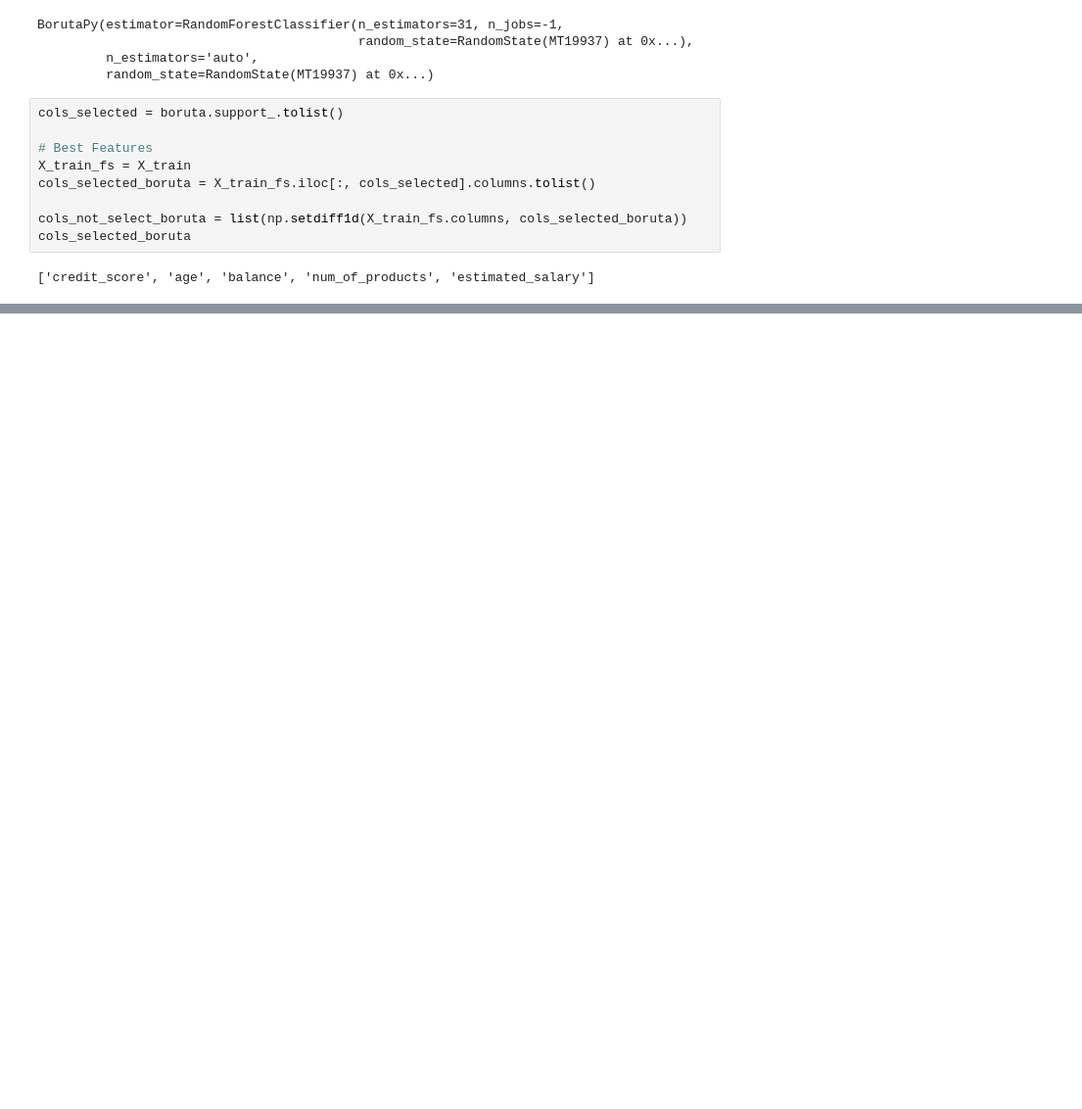
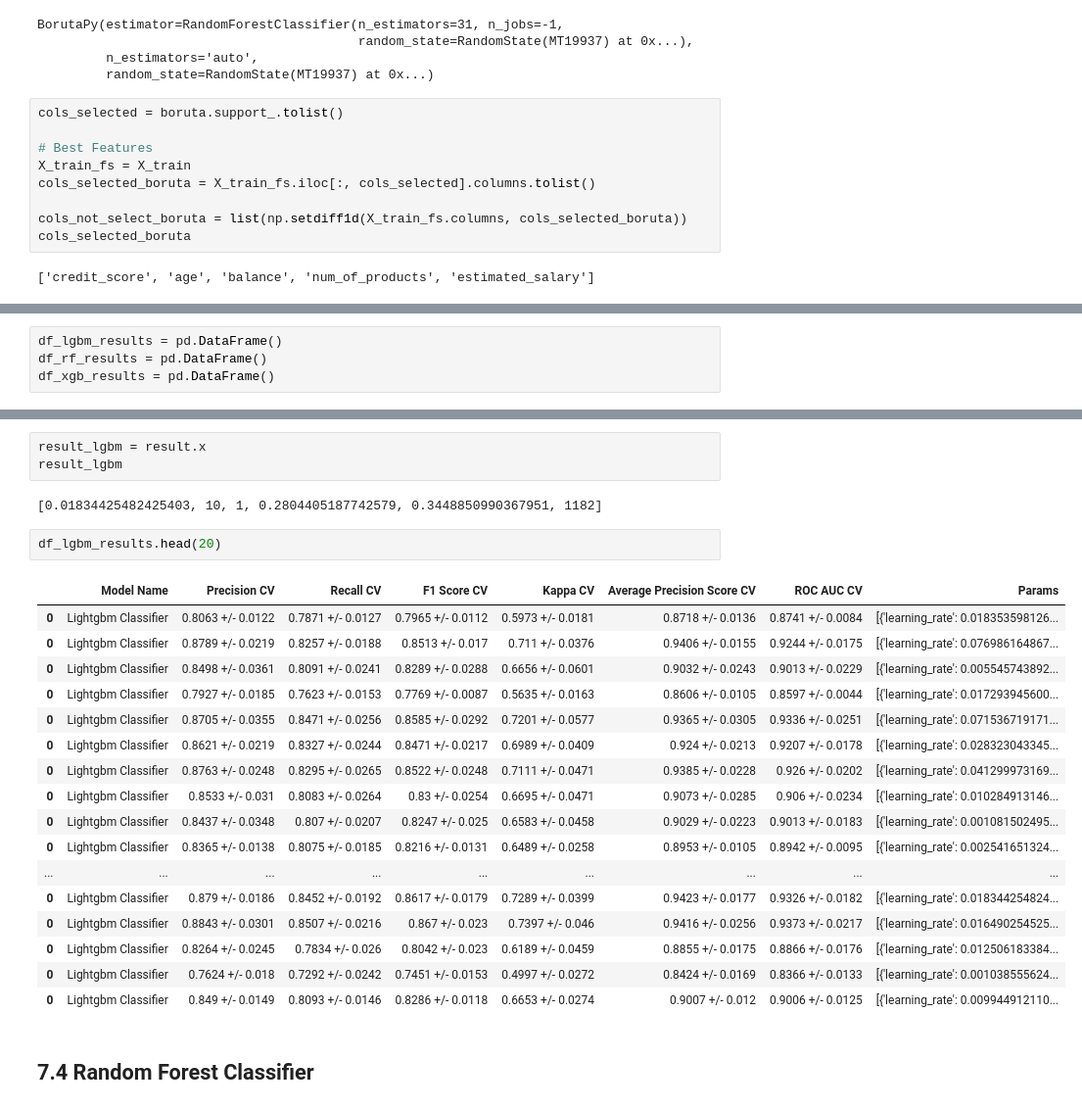
Before and after one commit to FabioCaffarello/Churn-Prediction-TopBank, a Jupyter notebook: 02-Notebooks/01-FirstCycleCRISP/10-WorkflowComplete.ipynb, the cells around one changed output, grey strips where cells are left out. Shown at 98% size. Drawn from its saved outputs; the diff is of its cells as text; blank space fills up the shorter version.

```diff
--- a/02-Notebooks/01-FirstCycleCRISP/10-WorkflowComplete.ipynb
+++ b/02-Notebooks/01-FirstCycleCRISP/10-WorkflowComplete.ipynb
@@ -844,0 +1042,4 @@ Index(['customer_id', 'surname', 'credit_score', 'gender', 'age', 'tenure',
+# %%
+df_lgbm_results = pd.DataFrame()
+df_rf_results = pd.DataFrame()
+df_xgb_results = pd.DataFrame()
@@ -844,0 +1165,27 @@ Index(['customer_id', 'surname', 'credit_score', 'gender', 'age', 'tenure',
+# %%
+result_lgbm = result.x
+result_lgbm
+# %% [output]
+[0.01834425482425403, 10, 1, 0.2804405187742579, 0.3448850990367951, 1182]
+# %%
+df_lgbm_results.head(20)
+# %% [output]
+|  | Model Name | Precision CV | Recall CV | F1 Score CV | Kappa CV | Average Precision Score CV | ROC AUC CV | Params |
+| 0 | Lightgbm Classifier | 0.8063 +/- 0.0122 | 0.7871 +/- 0.0127 | 0.7965 +/- 0.0112 | 0.5973 +/- 0.0181 | 0.8718 +/- 0.0136 | 0.8741 +/- 0.0084 | [{'learning_rate': 0.018353598126... |
+| 0 | Lightgbm Classifier | 0.8789 +/- 0.0219 | 0.8257 +/- 0.0188 | 0.8513 +/- 0.017 | 0.711 +/- 0.0376 | 0.9406 +/- 0.0155 | 0.9244 +/- 0.0175 | [{'learning_rate': 0.076986164867... |
+| 0 | Lightgbm Classifier | 0.8498 +/- 0.0361 | 0.8091 +/- 0.0241 | 0.8289 +/- 0.0288 | 0.6656 +/- 0.0601 | 0.9032 +/- 0.0243 | 0.9013 +/- 0.0229 | [{'learning_rate': 0.005545743892... |
+| 0 | Lightgbm Classifier | 0.7927 +/- 0.0185 | 0.7623 +/- 0.0153 | 0.7769 +/- 0.0087 | 0.5635 +/- 0.0163 | 0.8606 +/- 0.0105 | 0.8597 +/- 0.0044 | [{'learning_rate': 0.017293945600... |
+| 0 | Lightgbm Classifier | 0.8705 +/- 0.0355 | 0.8471 +/- 0.0256 | 0.8585 +/- 0.0292 | 0.7201 +/- 0.0577 | 0.9365 +/- 0.0305 | 0.9336 +/- 0.0251 | [{'learning_rate': 0.071536719171... |
+| 0 | Lightgbm Classifier | 0.8621 +/- 0.0219 | 0.8327 +/- 0.0244 | 0.8471 +/- 0.0217 | 0.6989 +/- 0.0409 | 0.924 +/- 0.0213 | 0.9207 +/- 0.0178 | [{'learning_rate': 0.028323043345... |
+| 0 | Lightgbm Classifier | 0.8763 +/- 0.0248 | 0.8295 +/- 0.0265 | 0.8522 +/- 0.0248 | 0.7111 +/- 0.0471 | 0.9385 +/- 0.0228 | 0.926 +/- 0.0202 | [{'learning_rate': 0.041299973169... |
+| 0 | Lightgbm Classifier | 0.8533 +/- 0.031 | 0.8083 +/- 0.0264 | 0.83 +/- 0.0254 | 0.6695 +/- 0.0471 | 0.9073 +/- 0.0285 | 0.906 +/- 0.0234 | [{'learning_rate': 0.010284913146... |
+| 0 | Lightgbm Classifier | 0.8437 +/- 0.0348 | 0.807 +/- 0.0207 | 0.8247 +/- 0.025 | 0.6583 +/- 0.0458 | 0.9029 +/- 0.0223 | 0.9013 +/- 0.0183 | [{'learning_rate': 0.001081502495... |
+| 0 | Lightgbm Classifier | 0.8365 +/- 0.0138 | 0.8075 +/- 0.0185 | 0.8216 +/- 0.0131 | 0.6489 +/- 0.0258 | 0.8953 +/- 0.0105 | 0.8942 +/- 0.0095 | [{'learning_rate': 0.002541651324... |
+| ... | ... | ... | ... | ... | ... | ... | ... | ... |
+| 0 | Lightgbm Classifier | 0.879 +/- 0.0186 | 0.8452 +/- 0.0192 | 0.8617 +/- 0.0179 | 0.7289 +/- 0.0399 | 0.9423 +/- 0.0177 | 0.9326 +/- 0.0182 | [{'learning_rate': 0.018344254824... |
+| 0 | Lightgbm Classifier | 0.8843 +/- 0.0301 | 0.8507 +/- 0.0216 | 0.867 +/- 0.023 | 0.7397 +/- 0.046 | 0.9416 +/- 0.0256 | 0.9373 +/- 0.0217 | [{'learning_rate': 0.016490254525... |
+| 0 | Lightgbm Classifier | 0.8264 +/- 0.0245 | 0.7834 +/- 0.026 | 0.8042 +/- 0.023 | 0.6189 +/- 0.0459 | 0.8855 +/- 0.0175 | 0.8866 +/- 0.0176 | [{'learning_rate': 0.012506183384... |
+| 0 | Lightgbm Classifier | 0.7624 +/- 0.018 | 0.7292 +/- 0.0242 | 0.7451 +/- 0.0153 | 0.4997 +/- 0.0272 | 0.8424 +/- 0.0169 | 0.8366 +/- 0.0133 | [{'learning_rate': 0.001038555624... |
+| 0 | Lightgbm Classifier | 0.849 +/- 0.0149 | 0.8093 +/- 0.0146 | 0.8286 +/- 0.0118 | 0.6653 +/- 0.0274 | 0.9007 +/- 0.012 | 0.9006 +/- 0.0125 | [{'learning_rate': 0.009944912110... |
+# %% [markdown]
+## 7.4 Random Forest Classifier
```
Also changed, not shown: parts of 53 cells of this notebook.
